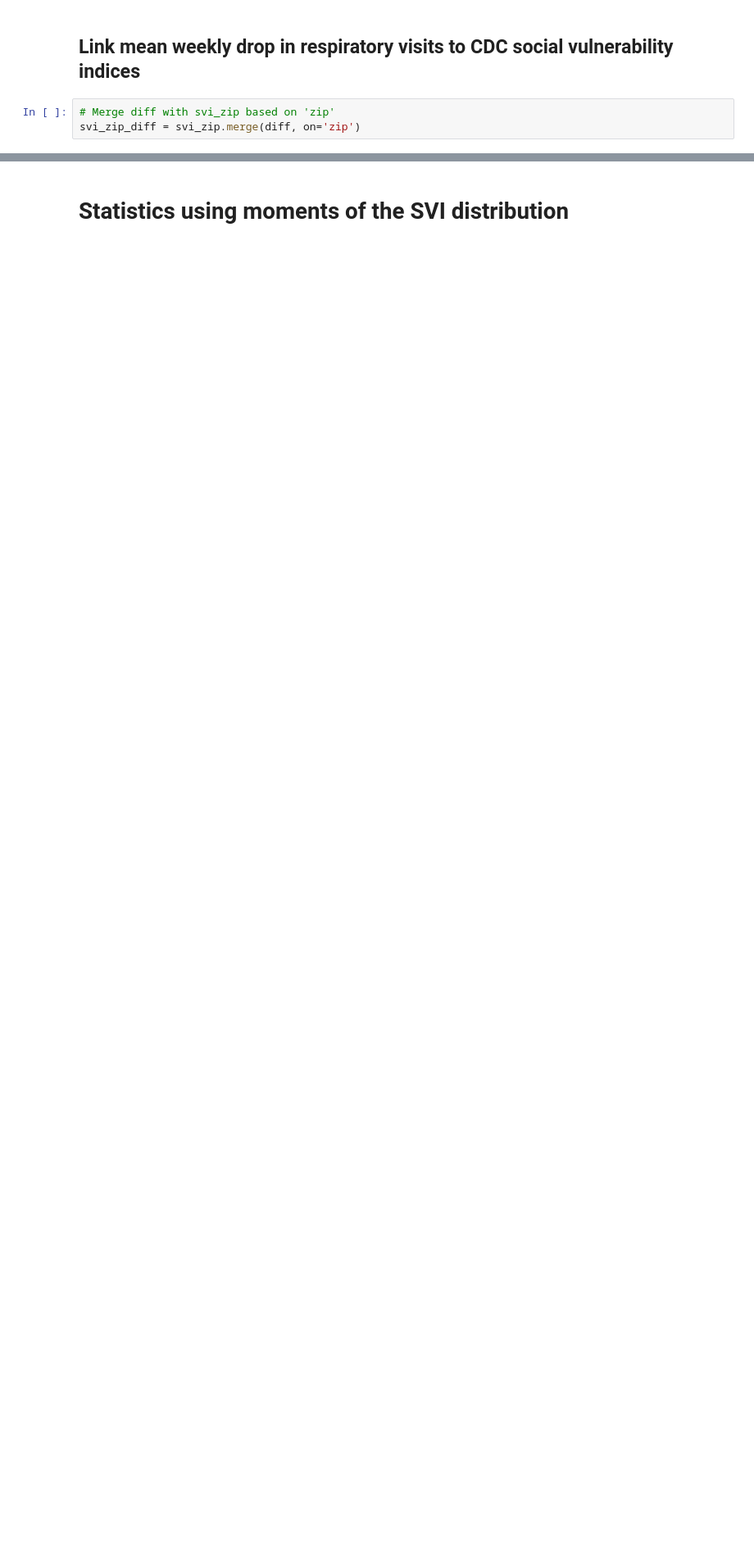
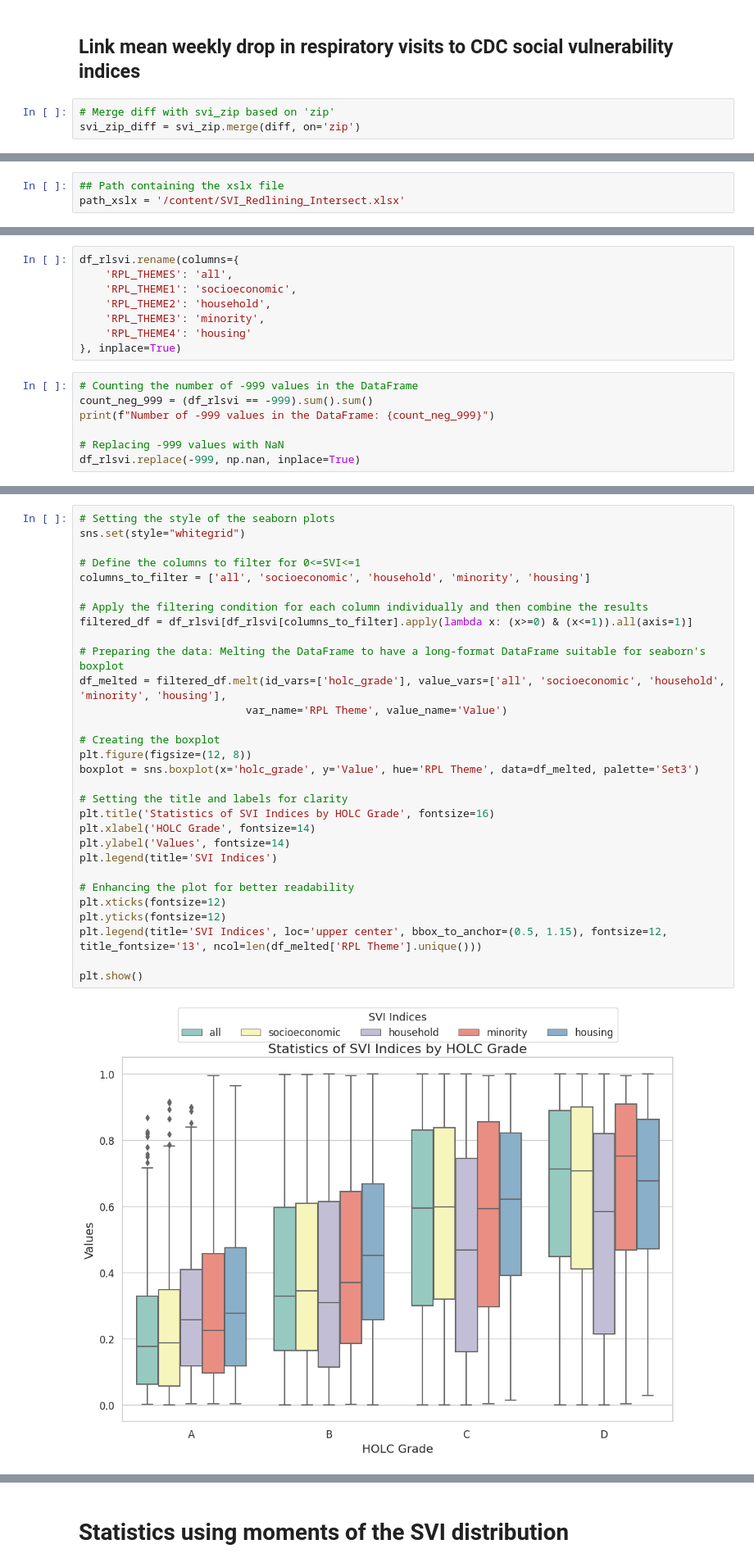
Before and after one commit to tbeucler/2023_SD_REP, a Jupyter notebook: Figures_Tables.ipynb, the cells around one changed output, grey strips where cells are left out. Shown at 82% size. Saved outputs shown, nothing was run; the diff lists cells and outputs as text; blank space fills up the shorter version.

Commit message:
Added the comparison between HOLC grading and SVI

```diff
--- a/Figures_Tables.ipynb
+++ b/Figures_Tables.ipynb
@@ -177,0 +182,3 @@ svi_zip_diff = svi_zip.merge(diff, on='zip')
+# %%
+## Path containing the xslx file
+path_xslx = '/content/SVI_Redlining_Intersect.xlsx'
@@ -177,0 +209,15 @@ svi_zip_diff = svi_zip.merge(diff, on='zip')
+# %%
+df_rlsvi.rename(columns={
+    'RPL_THEMES': 'all',
+    'RPL_THEME1': 'socioeconomic',
+    'RPL_THEME2': 'household',
+    'RPL_THEME3': 'minority',
+    'RPL_THEME4': 'housing'
+}, inplace=True)
+# %%
+# Counting the number of -999 values in the DataFrame
+count_neg_999 = (df_rlsvi == -999).sum().sum()
+print(f"Number of -999 values in the DataFrame: {count_neg_999}")
+
+# Replacing -999 values with NaN
+df_rlsvi.replace(-999, np.nan, inplace=True)
@@ -177,0 +266,32 @@ svi_zip_diff = svi_zip.merge(diff, on='zip')
+# %%
+# Setting the style of the seaborn plots
+sns.set(style="whitegrid")
+
+# Define the columns to filter for 0<=SVI<=1
+columns_to_filter = ['all', 'socioeconomic', 'household', 'minority', 'housing']
+
+# Apply the filtering condition for each column individually and then combine the results
+filtered_df = df_rlsvi[df_rlsvi[columns_to_filter].apply(lambda x: (x>=0) & (x<=1)).all(axis=1)]
+
+# Preparing the data: Melting the DataFrame to have a long-format DataFrame suitable for seaborn's boxplot
+df_melted = filtered_df.melt(id_vars=['holc_grade'], value_vars=['all', 'socioeconomic', 'household', 'minority', 'housing'],
+                          var_name='RPL Theme', value_name='Value')
+
+# Creating the boxplot
+plt.figure(figsize=(12, 8))
+boxplot = sns.boxplot(x='holc_grade', y='Value', hue='RPL Theme', data=df_melted, palette='Set3')
+
+# Setting the title and labels for clarity
+plt.title('Statistics of SVI Indices by HOLC Grade', fontsize=16)
+plt.xlabel('HOLC Grade', fontsize=14)
+plt.ylabel('Values', fontsize=14)
+plt.legend(title='SVI Indices')
+
+# Enhancing the plot for better readability
+plt.xticks(fontsize=12)
+plt.yticks(fontsize=12)
+plt.legend(title='SVI Indices', loc='upper center', bbox_to_anchor=(0.5, 1.15), fontsize=12, title_fontsize='13', ncol=len(df_melted['RPL Theme'].unique()))
+
+plt.show()
+# %% [output]
+[figure, added]
```
Also changed, not shown: parts of 13 cells of this notebook.
